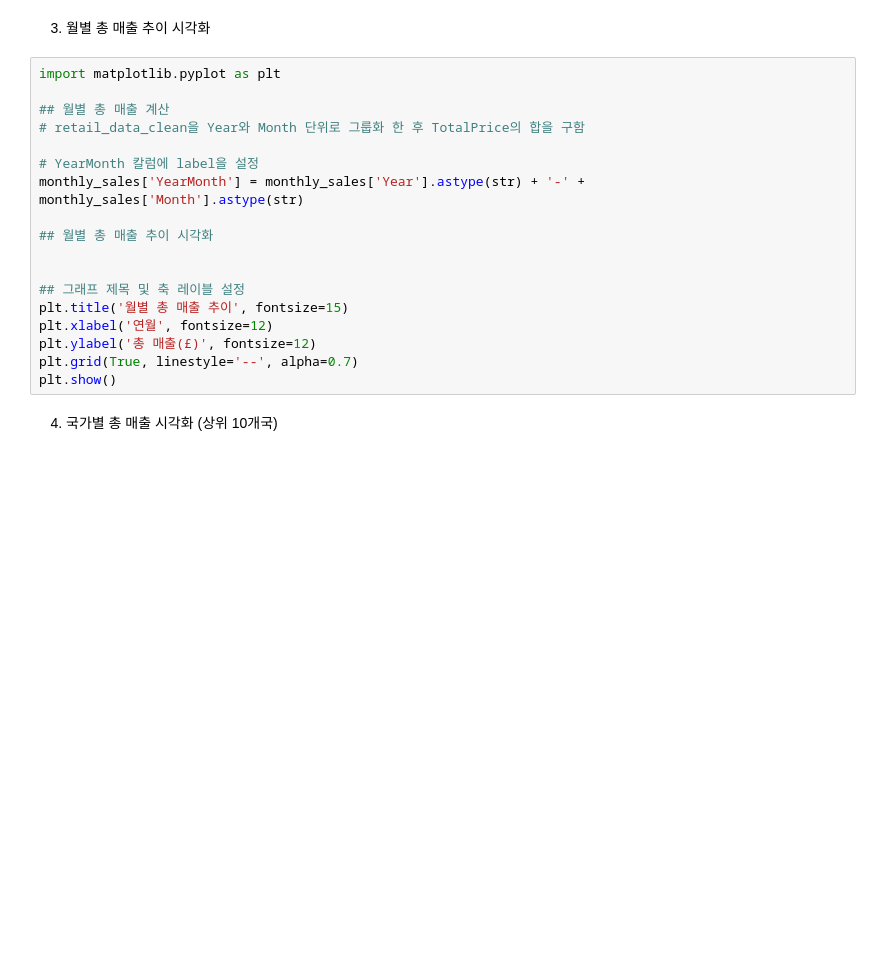
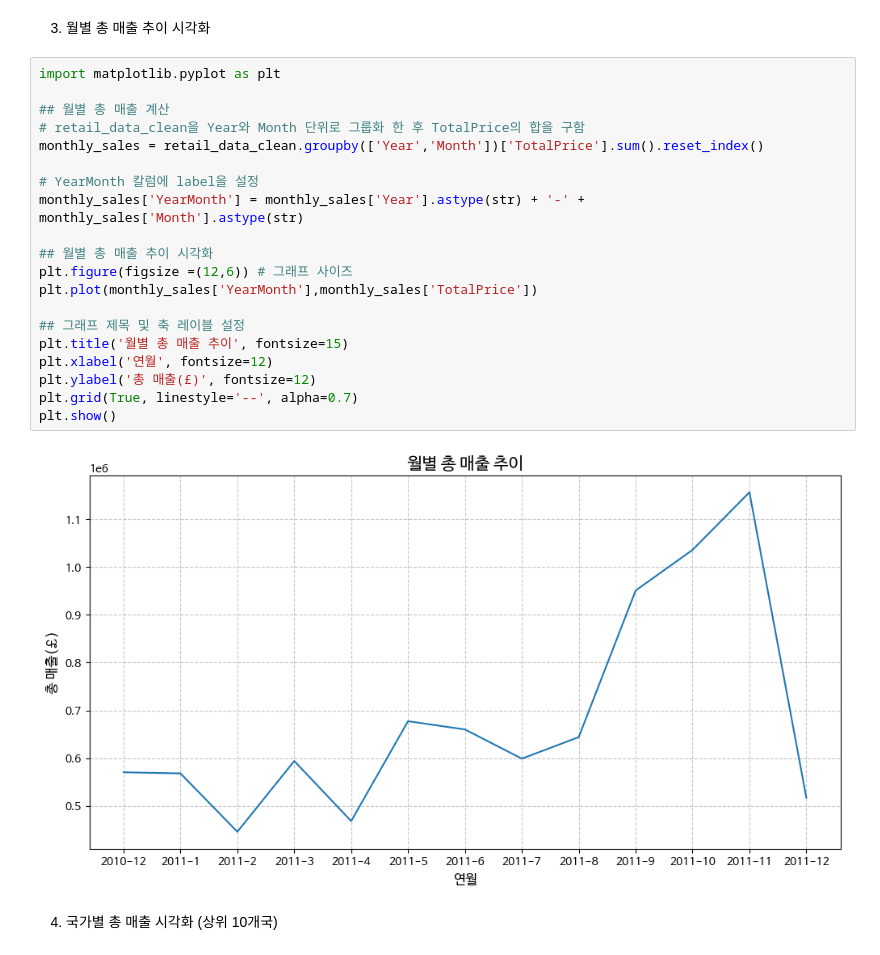
Before and after one commit to jj-it-lab/Data-Analysis-with-Open-Source, a Jupyter notebook: 오픈소스_데이터_분석_10강.ipynb, the cells around one changed output. Saved outputs shown, nothing was run; the diff lists cells and outputs as text; blank space fills up the shorter version.

```diff
--- a/오픈소스_데이터_분석_10강.ipynb
+++ b/오픈소스_데이터_분석_10강.ipynb
@@ -456,21 +492,25 @@ print(retail_data_clean.head())
 # %%
 import matplotlib.pyplot as plt
 
 ## 월별 총 매출 계산
 # retail_data_clean을 Year와 Month 단위로 그룹화 한 후 TotalPrice의 합을 구함
+monthly_sales = retail_data_clean.groupby(['Year','Month'])['TotalPrice'].sum().reset_index()
 
 # YearMonth 칼럼에 label을 설정
 monthly_sales['YearMonth'] = monthly_sales['Year'].astype(str) + '-' + monthly_sales['Month'].astype(str)
 
 ## 월별 총 매출 추이 시각화
-
+plt.figure(figsize =(12,6)) # 그래프 사이즈
+plt.plot(monthly_sales['YearMonth'],monthly_sales['TotalPrice'])
 
 ## 그래프 제목 및 축 레이블 설정
 plt.title('월별 총 매출 추이', fontsize=15)
 plt.xlabel('연월', fontsize=12)
 plt.ylabel('총 매출(£)', fontsize=12)
 plt.grid(True, linestyle='--', alpha=0.7)
 plt.show()
+# %% [output]
+[figure, added]
 # %% [markdown]
 4. 국가별 총 매출 시각화 (상위 10개국)
 # %%
```
Also changed, not shown: parts of 4 cells of this notebook.
